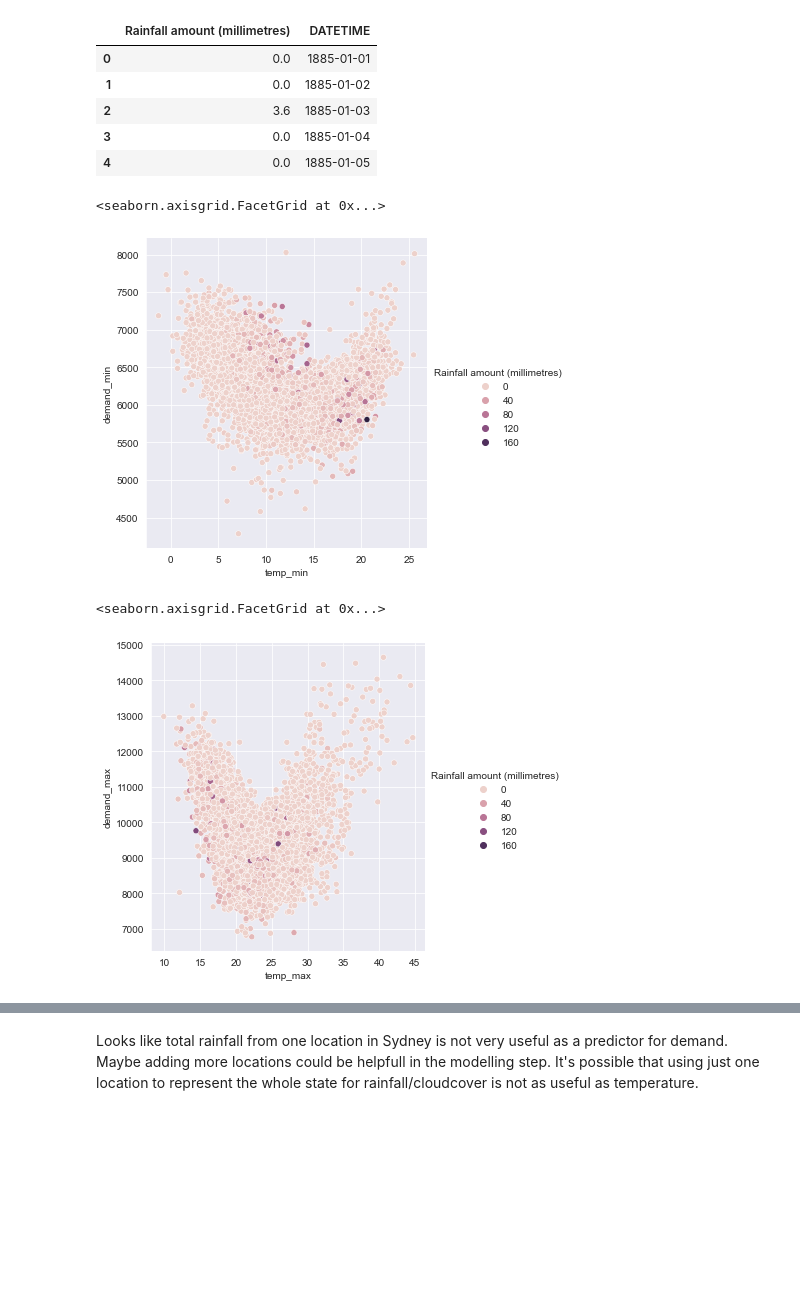
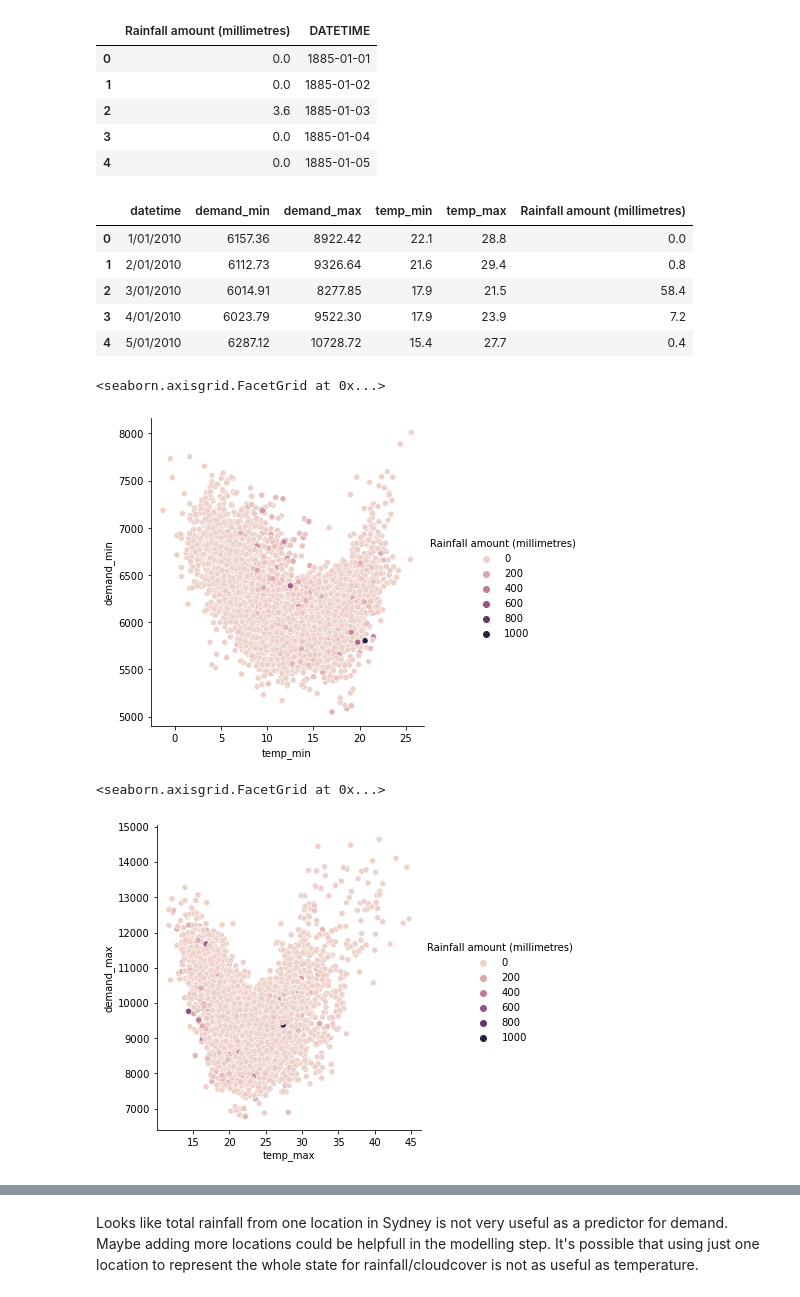
Before and after one commit to dmc-au/Team-A---Impacts-of-Household-PV-on-Grid-Demand, a Jupyter notebook: src/sam_eda.ipynb, the cells around one changed output, grey strips where cells are left out. Saved outputs shown, nothing was run; the diff lists cells and outputs as text; code cells hidden in the pictures; blank space fills up the shorter version.

```diff
--- a/src/sam_eda.ipynb
+++ b/src/sam_eda.ipynb
@@ -281,16 +281,30 @@ rain_df.head()
 # %%
 # Merge with existing data
 full_minmax_df = full_minmax_df.merge(rain_df, how='left', on='DATETIME')
+# %%
+##### Read BoM data containing 6 weather stations #####
+
+bom_rain_df = pd.read_csv('C:/Users/AUZL503978/Desktop/UNSW/2023_H2_ZZSC9020/data/all_data_rain.csv')
+
+full_minmax_df = bom_rain_df[["datetime", "demand_min", "demand_max", "temp_min", "temp_max", "Rainfall amount (millimetres)"]]
+full_minmax_df.head()
+# %% [output]
+|  | datetime | demand_min | demand_max | temp_min | temp_max | Rainfall amount (millimetres) |
+| 0 | 1/01/2010 | 6157.36 | 8922.42 | 22.1 | 28.8 | 0.0 |
+| 1 | 2/01/2010 | 6112.73 | 9326.64 | 21.6 | 29.4 | 0.8 |
+| 2 | 3/01/2010 | 6014.91 | 8277.85 | 17.9 | 21.5 | 58.4 |
+| 3 | 4/01/2010 | 6023.79 | 9522.30 | 17.9 | 23.9 | 7.2 |
+| 4 | 5/01/2010 | 6287.12 | 10728.72 | 15.4 | 27.7 | 0.4 |
 # %%
 sns.relplot(data=full_minmax_df, x='temp_min', y='demand_min', hue='Rainfall amount (millimetres)')
 # %% [output]
 <seaborn.axisgrid.FacetGrid at 0x...>
-[figure, old version]
+[figure, new version]
 # %%
 sns.relplot(data=full_minmax_df, x='temp_max', y='demand_max', hue='Rainfall amount (millimetres)')
 # %% [output]
 <seaborn.axisgrid.FacetGrid at 0x...>
-[figure, old version]
+[figure, new version]
 # %%
 sns.relplot(data=full_minmax_df, x='Rainfall amount (millimetres)', y='demand_max')
 # %% [output]
```
Also changed, not shown: parts of 2 cells of this notebook, 4 other files.
